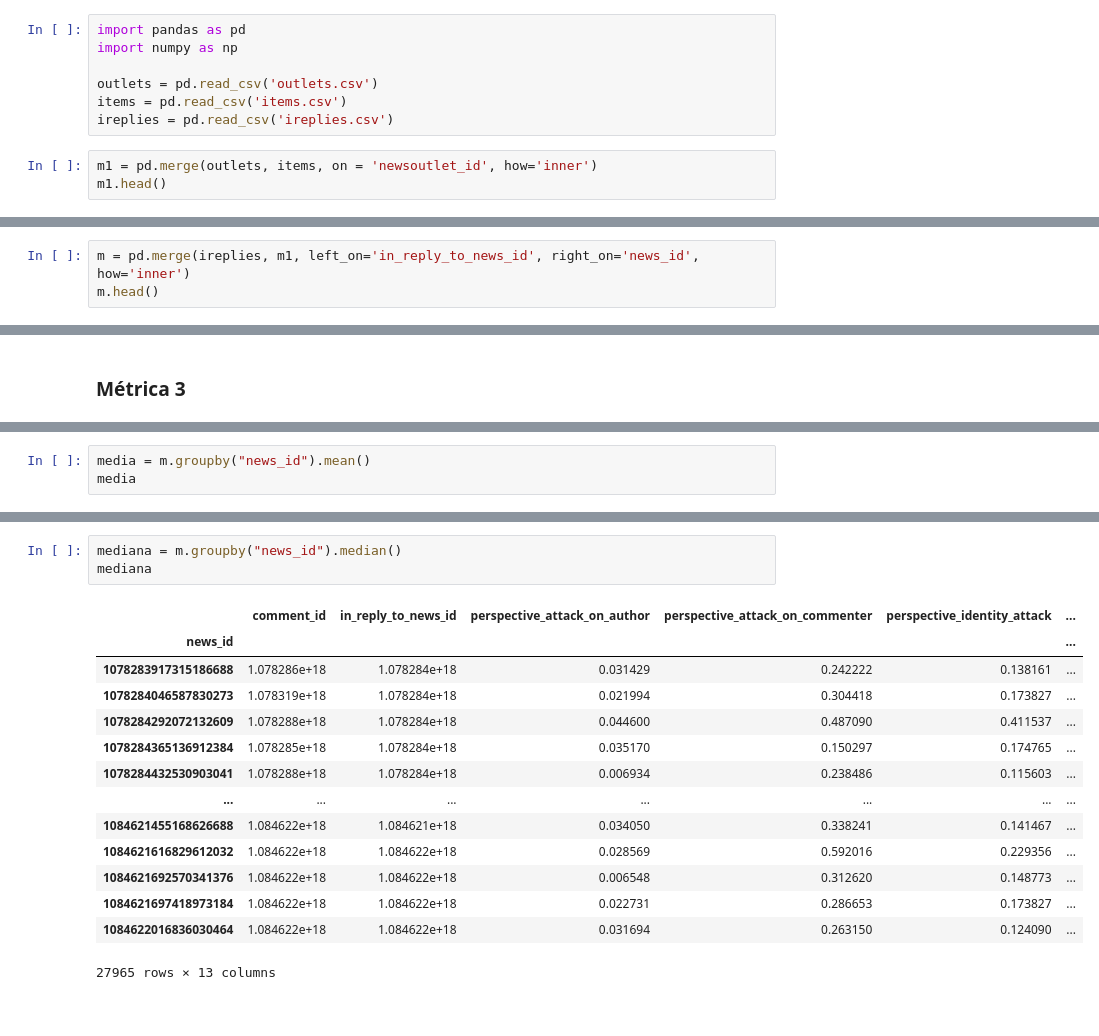
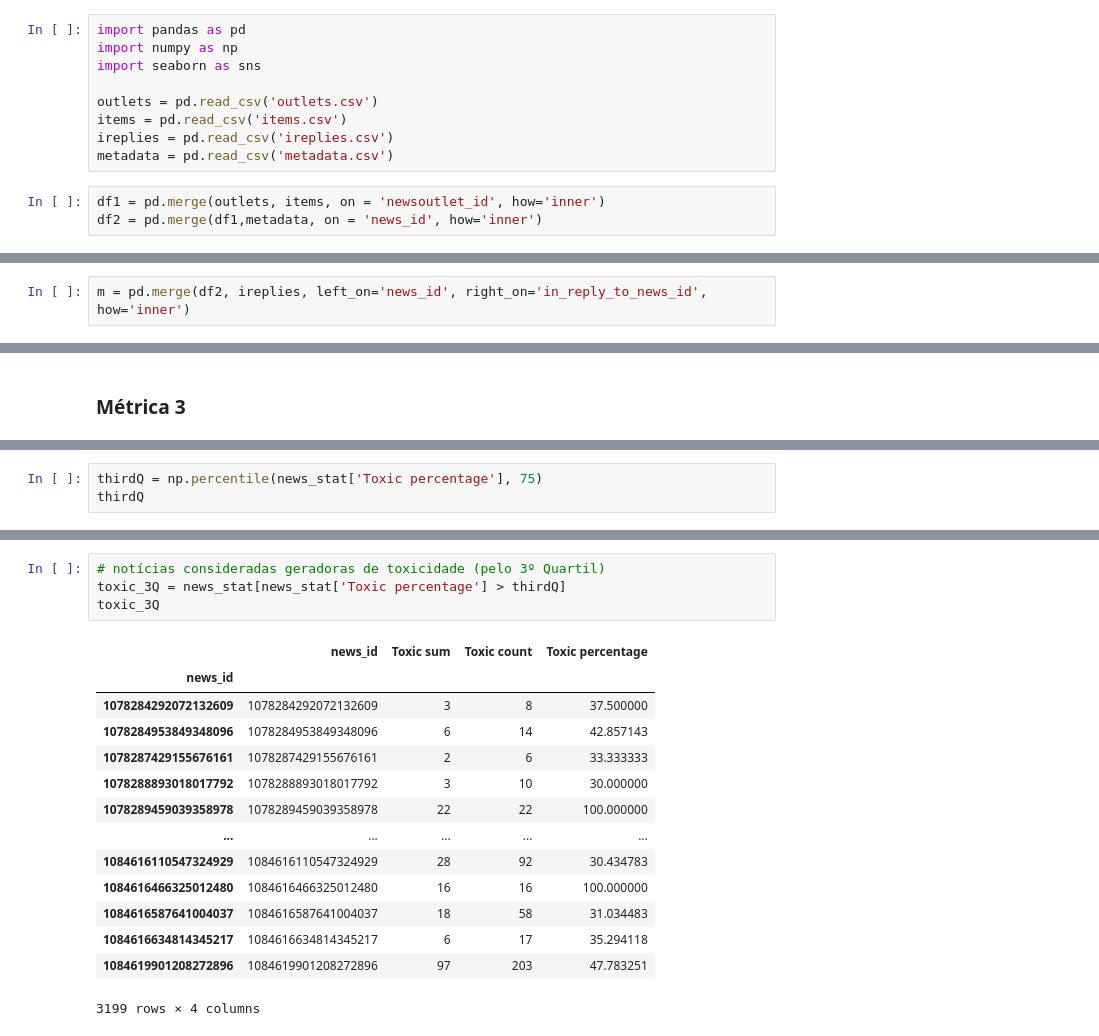
Before and after one commit to criscmendes/ProjetoIntegrado, a Jupyter notebook: News_Classification.ipynb, the cells around one changed output, grey strips where cells are left out. Saved outputs shown, nothing was run; the diff lists cells and outputs as text.

```diff
--- a/News_Classification.ipynb
+++ b/News_Classification.ipynb
@@ -1,10 +1,12 @@
 # %%
 import pandas as pd
 import numpy as np
+import seaborn as sns
 
 outlets = pd.read_csv('outlets.csv')
 items = pd.read_csv('items.csv')
 ireplies = pd.read_csv('ireplies.csv')
+metadata = pd.read_csv('metadata.csv')
 # %%
-m1 = pd.merge(outlets, items, on = 'newsoutlet_id', how='inner')
-m1.head()
+df1 = pd.merge(outlets, items, on = 'newsoutlet_id', how='inner')
+df2 = pd.merge(df1,metadata, on = 'news_id', how='inner')
@@ -18,3 +13,2 @@ m1.head()
 # %%
-m = pd.merge(ireplies, m1, left_on='in_reply_to_news_id', right_on='news_id', how='inner')
-m.head()
+m = pd.merge(df2, ireplies, left_on='news_id', right_on='in_reply_to_news_id', how='inner')
@@ -199,4 +215,4 @@ print(f'{stat1[0]} ({stat2[0]}%) Notícias Não Tóxicas')
 # %%
-media = m.groupby("news_id").mean()
-media
+thirdQ = np.percentile(news_stat['Toxic percentage'], 75)
+thirdQ
 # %% [output]
@@ -217,18 +220,19 @@ media
 # %%
-mediana = m.groupby("news_id").median()
-mediana
+# notícias consideradas geradoras de toxicidade (pelo 3º Quartil)
+toxic_3Q = news_stat[news_stat['Toxic percentage'] > thirdQ]
+toxic_3Q
 # %% [output]
-|  | comment_id | in_reply_to_news_id | perspective_attack_on_author | perspective_attack_on_commenter | perspective_identity_attack | ... |
-| news_id |  |  |  |  |  | ... |
-| 1078283917315186688 | 1.078286e+18 | 1.078284e+18 | 0.031429 | 0.242222 | 0.138161 | ... |
-| 1078284046587830273 | 1.078319e+18 | 1.078284e+18 | 0.021994 | 0.304418 | 0.173827 | ... |
-| 1078284292072132609 | 1.078288e+18 | 1.078284e+18 | 0.044600 | 0.487090 | 0.411537 | ... |
-| 1078284365136912384 | 1.078285e+18 | 1.078284e+18 | 0.035170 | 0.150297 | 0.174765 | ... |
-| 1078284432530903041 | 1.078288e+18 | 1.078284e+18 | 0.006934 | 0.238486 | 0.115603 | ... |
-| ... | ... | ... | ... | ... | ... | ... |
-| 1084621455168626688 | 1.084622e+18 | 1.084621e+18 | 0.034050 | 0.338241 | 0.141467 | ... |
-| 1084621616829612032 | 1.084622e+18 | 1.084622e+18 | 0.028569 | 0.592016 | 0.229356 | ... |
-| 1084621692570341376 | 1.084622e+18 | 1.084622e+18 | 0.006548 | 0.312620 | 0.148773 | ... |
-| 1084621697418973184 | 1.084622e+18 | 1.084622e+18 | 0.022731 | 0.286653 | 0.173827 | ... |
-| 1084622016836030464 | 1.084622e+18 | 1.084622e+18 | 0.031694 | 0.263150 | 0.124090 | ... |
+|  | news_id | Toxic sum | Toxic count | Toxic percentage |
+| news_id |  |  |  |  |
+| 1078284292072132609 | 1078284292072132609 | 3 | 8 | 37.500000 |
+| 1078284953849348096 | 1078284953849348096 | 6 | 14 | 42.857143 |
+| 1078287429155676161 | 1078287429155676161 | 2 | 6 | 33.333333 |
+| 1078288893018017792 | 1078288893018017792 | 3 | 10 | 30.000000 |
+| 1078289459039358978 | 1078289459039358978 | 22 | 22 | 100.000000 |
+| ... | ... | ... | ... | ... |
+| 1084616110547324929 | 1084616110547324929 | 28 | 92 | 30.434783 |
+| 1084616466325012480 | 1084616466325012480 | 16 | 16 | 100.000000 |
+| 1084616587641004037 | 1084616587641004037 | 18 | 58 | 31.034483 |
+| 1084616634814345217 | 1084616634814345217 | 6 | 17 | 35.294118 |
+| 1084619901208272896 | 1084619901208272896 | 97 | 203 | 47.783251 |
-27965 rows × 13 columns
+3199 rows × 4 columns
```
Also changed, not shown: parts of 25 cells of this notebook, 38 other files.
